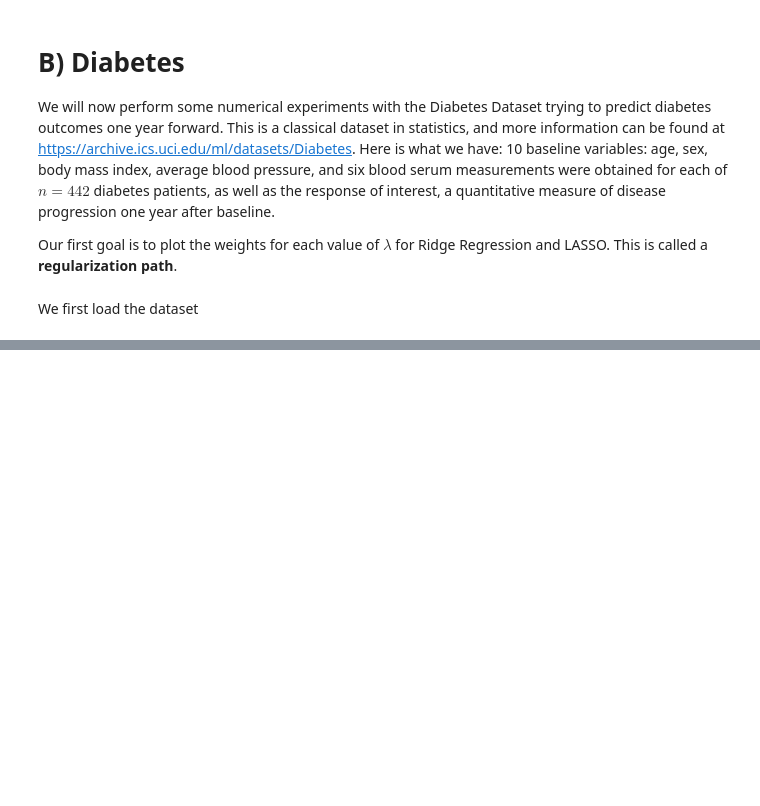
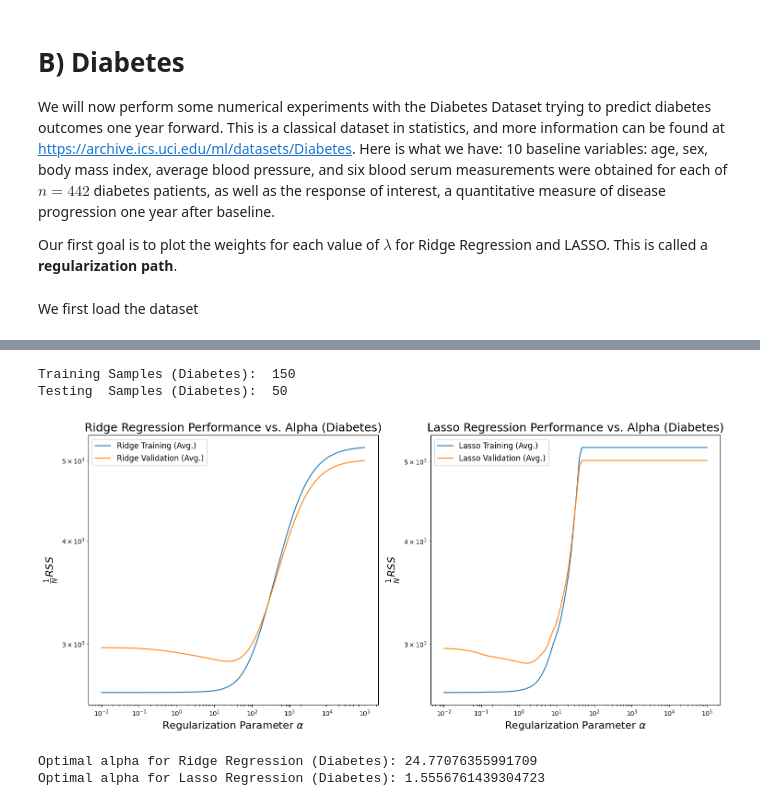
Before and after one commit to Jerry0209/FundamentalLearningEPFL, a Jupyter notebook: TP6/regularized_linear_regression_Jerry.ipynb, the cells around one changed output, grey strips where cells are left out. Cells and saved outputs as stored; diff of their text form; code cells hidden in the pictures; blank space fills up the shorter version.

```diff
--- a/TP6/regularized_linear_regression_Jerry.ipynb
+++ b/TP6/regularized_linear_regression_Jerry.ipynb
@@ -285,0 +508,78 @@ We first load the dataset
+# %%
+from sklearn.datasets import load_diabetes
+from sklearn.model_selection import train_test_split
+
+# Load the diabetes dataset
+diabetes = load_diabetes()
+X_diabetes, y_diabetes = diabetes.data, diabetes.target
+
+# Divide the dataset
+XTrain_d, XTest_d, yTrain_d, yTest_d = train_test_split(X_diabetes, y_diabetes, train_size=150, test_size=50, random_state=1)
+
+print("Training Samples (Diabetes): ", len(yTrain_d))
+print("Testing  Samples (Diabetes): ", len(yTest_d))
+
+# Define the parameters to search for both Ridge and Lasso
+param_grid_diabetes = [
+    {'ridge__alpha': np.logspace(-2, 5, 100)} # alpha between 0.01 and 100000
+]
+param_grid_lasso_diabetes = [
+    {'lasso__alpha': np.logspace(-2, 5, 100)} # alpha between 0.01 and 100000
+]
+
+# --- Ridge Regression Grid Search ---
+# Reuse the pipe_regRR pipeline
+cv_regRR_d = GridSearchCV(pipe_regRR, param_grid_diabetes, scoring=neg_rss, cv=cv, return_train_score=True)
+cv_regRR_d.fit(XTrain_d, yTrain_d)
+
+# --- Lasso Regression Grid Search ---
+# Reuse the pipe_regLasso pipeline
+cv_regLasso_d = GridSearchCV(pipe_regLasso, param_grid_lasso_diabetes, scoring=neg_rss, cv=cv, return_train_score=True)
+cv_regLasso_d.fit(XTrain_d, yTrain_d)
+
+# Visualize performance vs. alpha for both Ridge and Lasso
+testedAlpha_RR_d = cv_regRR_d.cv_results_['param_ridge__alpha']
+trainScores_RR_d = -cv_regRR_d.cv_results_['mean_train_score']
+testScores_RR_d = -cv_regRR_d.cv_results_['mean_test_score']
+
+testedAlpha_Lasso_d = cv_regLasso_d.cv_results_['param_lasso__alpha']
+trainScores_Lasso_d = -cv_regLasso_d.cv_results_['mean_train_score']
+testScores_Lasso_d = -cv_regLasso_d.cv_results_['mean_test_score']
+
+plt.figure(figsize=(15, 7))
+
+plt.subplot(121)
+plt.plot(testedAlpha_RR_d, trainScores_RR_d, '-', label='Ridge Training (Avg.)')
+plt.plot(testedAlpha_RR_d, testScores_RR_d, '-', label='Ridge Validation (Avg.)')
+plt.xlabel('Regularization Parameter $\\alpha$', fontsize=16)
+plt.ylabel('$\\frac{1}{N}RSS$', fontsize=16)
+plt.xscale('log')
+plt.yscale('log')
+plt.title('Ridge Regression Performance vs. Alpha (Diabetes)', fontsize=18)
+plt.legend(loc=2, fontsize=12)
+
+plt.subplot(122)
+plt.plot(testedAlpha_Lasso_d, trainScores_Lasso_d, '-', label='Lasso Training (Avg.)')
+plt.plot(testedAlpha_Lasso_d, testScores_Lasso_d, '-', label='Lasso Validation (Avg.)')
+plt.xlabel('Regularization Parameter $\\alpha$', fontsize=16)
+plt.ylabel('$\\frac{1}{N}RSS$', fontsize=16)
+plt.xscale('log')
+plt.yscale('log')
+plt.title('Lasso Regression Performance vs. Alpha (Diabetes)', fontsize=18)
+plt.legend(loc=2, fontsize=12)
+
+plt.tight_layout()
+plt.show()
+
+# Find optimal alpha for both models
+cvOptAlpha_RR_d = cv_regRR_d.best_params_['ridge__alpha']
+cvOptAlpha_Lasso_d = cv_regLasso_d.best_params_['lasso__alpha']
+
+print("\nOptimal alpha for Ridge Regression (Diabetes):", cvOptAlpha_RR_d)
+print("Optimal alpha for Lasso Regression (Diabetes):", cvOptAlpha_Lasso_d)
+# %% [output]
+Training Samples (Diabetes):  150
+Testing  Samples (Diabetes):  50
+[figure, added]
+Optimal alpha for Ridge Regression (Diabetes): 24.77076355991709
+Optimal alpha for Lasso Regression (Diabetes): 1.5556761439304723
```
Also changed, not shown: parts of 11 cells of this notebook.
